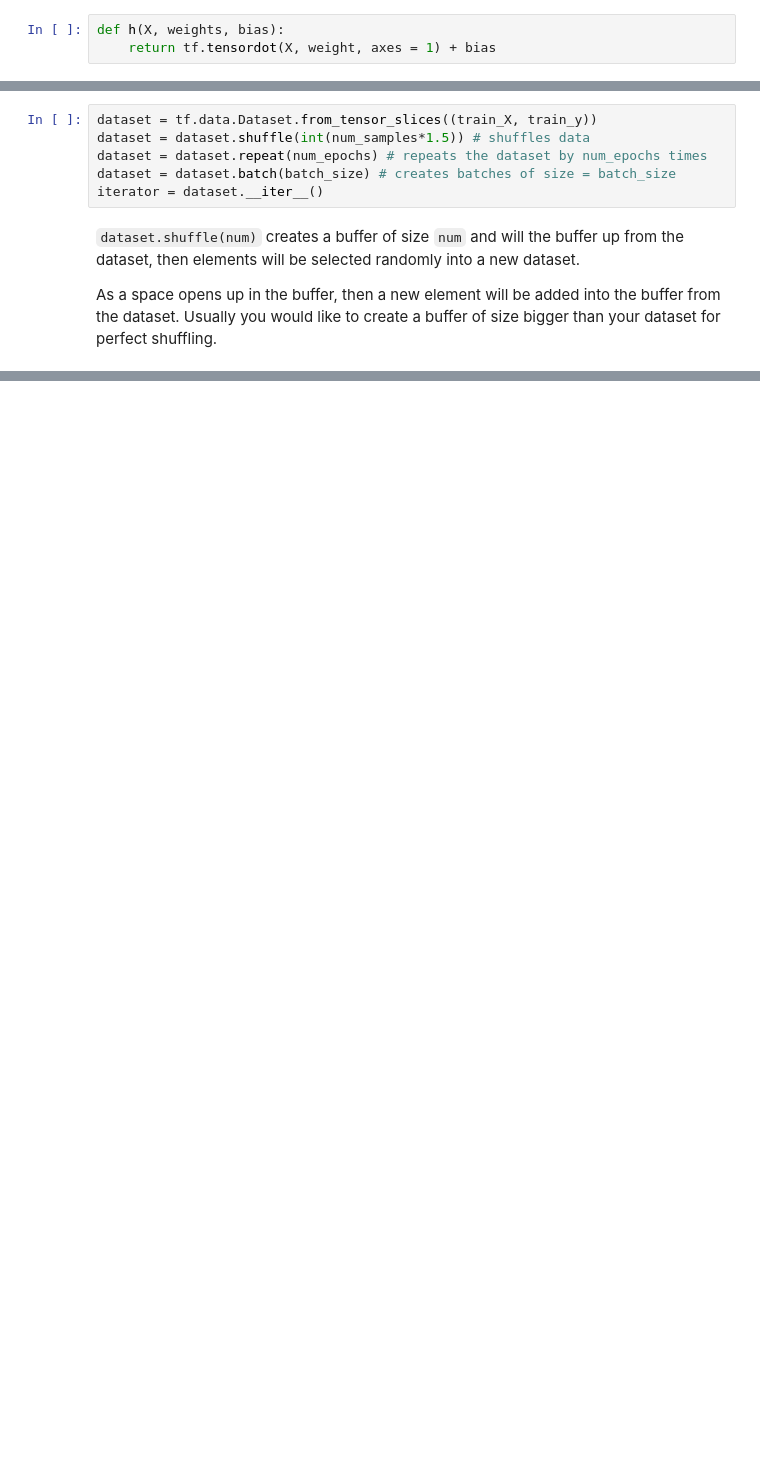
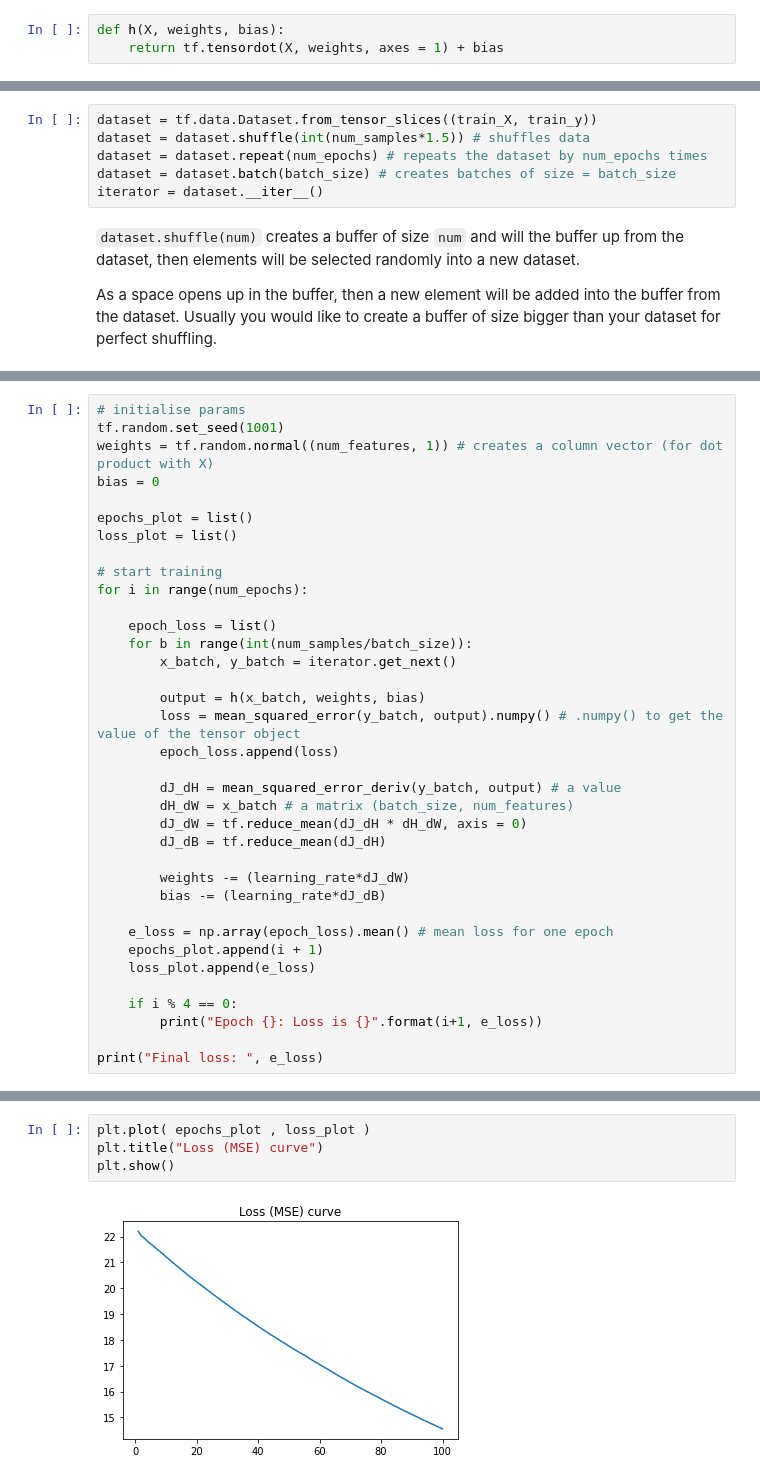
Before and after one commit to andreusjh99/Learning-Tensorflow2.0, a Jupyter notebook: Core1_Regression.ipynb, the cells around one changed output, grey strips where cells are left out. Saved outputs shown, nothing was run; the diff lists cells and outputs as text; blank space fills up the shorter version.

```diff
--- a/Core1_Regression.ipynb
+++ b/Core1_Regression.ipynb
@@ -148,6 +151,6 @@ $h(x) = W.X + \mathbf{b}$
 # %%
 def h(X, weights, bias):
-    return tf.tensordot(X, weight, axes = 1) + bias
+    return tf.tensordot(X, weights, axes = 1) + bias
 # %% [markdown]
 Hyperparameters:
 1. epochs
@@ -177,0 +206,36 @@ As a space opens up in the buffer, then a new element will be added into the buf
+# %%
+# initialise params
+tf.random.set_seed(1001)
+weights = tf.random.normal((num_features, 1)) # creates a column vector (for dot product with X)
+bias = 0
+
+epochs_plot = list()
+loss_plot = list()
+
+# start training
+for i in range(num_epochs):
+
+    epoch_loss = list()
+    for b in range(int(num_samples/batch_size)):
+        x_batch, y_batch = iterator.get_next()
+
+        output = h(x_batch, weights, bias)
+        loss = mean_squared_error(y_batch, output).numpy() # .numpy() to get the value of the tensor object
+        epoch_loss.append(loss)
+
+        dJ_dH = mean_squared_error_deriv(y_batch, output) # a value
+        dH_dW = x_batch # a matrix (batch_size, num_features)
+        dJ_dW = tf.reduce_mean(dJ_dH * dH_dW, axis = 0)
+        dJ_dB = tf.reduce_mean(dJ_dH)
+
+        weights -= (learning_rate*dJ_dW)
+        bias -= (learning_rate*dJ_dB)
+
+    e_loss = np.array(epoch_loss).mean() # mean loss for one epoch
+    epochs_plot.append(i + 1)
+    loss_plot.append(e_loss)
+
+    if i % 4 == 0:
+        print("Epoch {}: Loss is {}".format(i+1, e_loss))
+
+print("Final loss: ", e_loss)
@@ -177,0 +262,6 @@ As a space opens up in the buffer, then a new element will be added into the buf
+# %%
+plt.plot( epochs_plot , loss_plot )
+plt.title("Loss (MSE) curve")
+plt.show()
+# %% [output]
+[figure, added]
```
Also changed, not shown: parts of 17 cells of this notebook.
